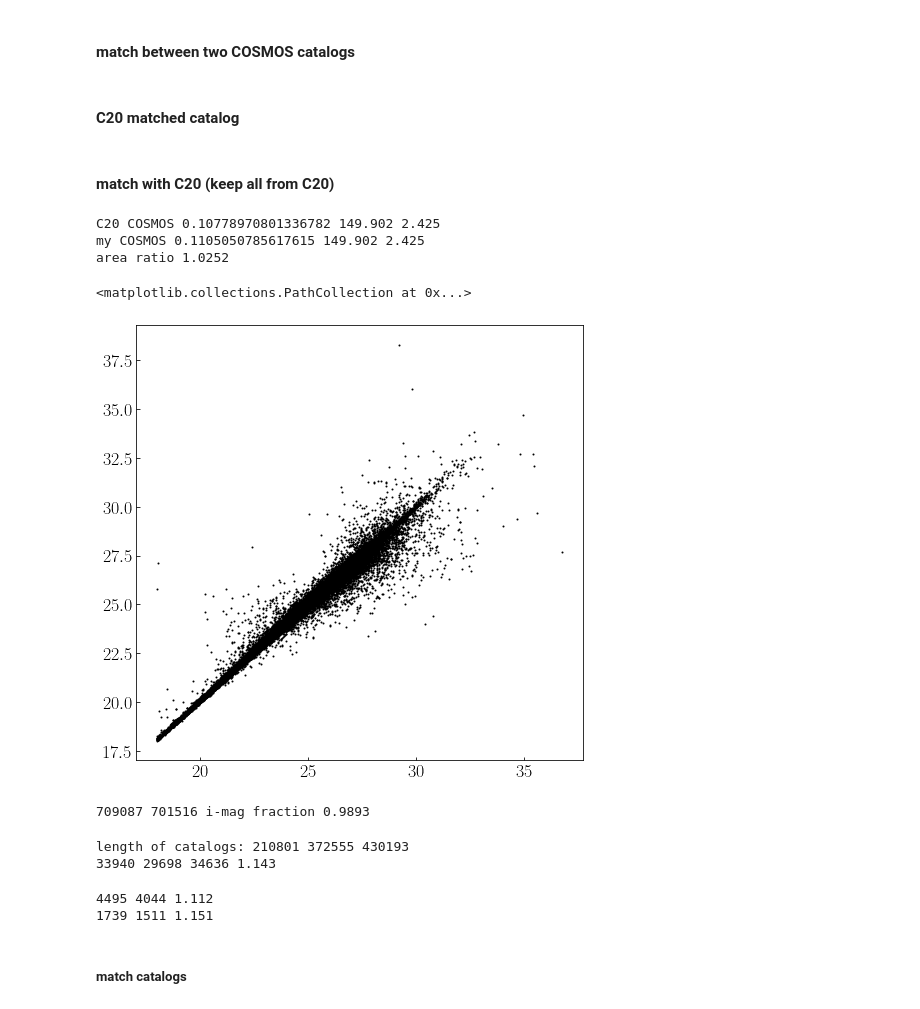
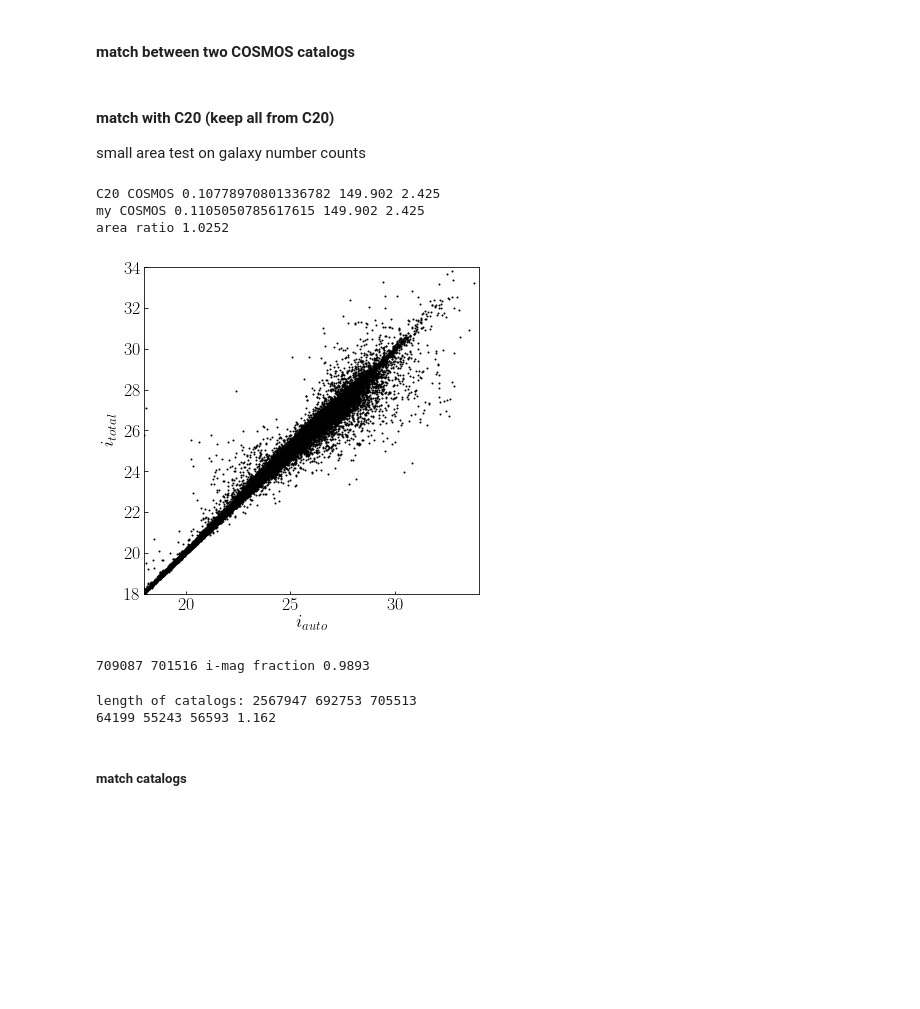
Before and after one commit to LejayChen/massive_gals, a Jupyter notebook: lephare_nuvrk_new.ipynb, the cells around one changed output. Cells and saved outputs as stored; diff of their text form; code cells hidden in the pictures; blank space fills up the shorter version.

```diff
--- a/lephare_nuvrk_new.ipynb
+++ b/lephare_nuvrk_new.ipynb
@@ -206,8 +206,7 @@ if 'flag_photoz' in cat_c20_classic.keys():
     cat_c20_classic.remove_column('flag_photoz')
 cat_c20_classic.add_column(flag_photoz_col)
 cat_c20_classic.write(cat_c20_classic_name, overwrite=True)
-# %% [markdown]
-####  C20 matched catalog
 # %% [markdown]
 #### match with C20 (keep all from C20)
+small area test on galaxy number counts
 # %%
@@ -269,14 +272,19 @@ C20 COSMOS 0.10778970801336782 149.902 2.425
 my COSMOS 0.1105050785617615 149.902 2.425
 area ratio 1.0252
 # %%
-cat_C20_classic = Table.read('/Volumes/LejaySSD/COSMOS2020/COSMOS2020_CLASSIC_R1_v2.2_trim.fits')
+# auto mag and aper2+total_off2 mag (in CLASSIC catalog)
+cat_C20_classic = Table.read('/Users/lejay/COSMOS2020/COSMOS2020_CLASSIC_R1_v2.2_trim.fits')
 cat_C20_classic = cat_C20_classic[cat_C20_classic['lp_type']==0]
 cat_C20_classic = cat_C20_classic[cat_C20_classic['FLAG_COMBINED']==0]
 
-fig, axs = plt.subplots(1, 1, figsize = (8, 8))
+fig, axs = plt.subplots(1, 1, figsize = (6, 6))
 plt.scatter(cat_C20_classic['HSC_i_MAG_AUTO'],cat_C20_classic['HSC_i_MAG_APER2']+cat_C20_classic['total_off2'],s=1,color='k')
+plt.xlim([18,34])
+plt.ylim([18,34])
+plt.xlabel('$i_{auto}$',fontsize=19)
+plt.ylabel('$i_{total}$',fontsize=19)
+plt.show()
 # %% [output]
-<matplotlib.collections.PathCollection at 0x...>
-[figure, old version]
+[figure, new version]
 # %%
 # fraction of galaxies in C20 FARMER with no i mag
@@ -296,6 +300,6 @@ cat_mycosmos = Table.read(cat_mycosmos_name)
 # %%
 band = 'i'
-mag_cut = 26
+mag_cut = 28
 
 cat_C20_farmer = Table.read('/Users/lejay/COSMOS2020/COSMOS2020_FARMER_R1_v2.2_trim.fits')
 cat_C20_farmer = cat_C20_farmer[(cat_C20_farmer['HSC_'+band+'_MAG']<mag_cut) & (cat_C20_farmer['HSC_'+band+'_MAG']>16)]
@@ -307,7 +311,11 @@ cat_C20_classic = cat_C20_classic[(cat_C20_classic['HSC_'+band+'_MAG_APER2']+cat
 cat_C20_classic = cat_C20_classic[cat_C20_classic['lp_type']==0]
 cat_C20_classic = cat_C20_classic[cat_C20_classic['FLAG_COMBINED']==0]
 
-cat_mycosmos_name = '/Users/lejay/research/lephare_dev/my_code/graham_output_cats/pcat_cat_out_08squdeg_nonir_il_nz_prior_nolimit_formass.fits'
+#cat_mycosmos_type = 'after_sed'
+# cat_mycosmos_name = '/Users/lejay/research/lephare_dev/my_code/graham_output_cats/pcat_cat_out_08squdeg_nonir_il_nz_prior_nolimit_formass.fits'
+
+cat_mycosmos_type = 'before_sed'
+cat_mycosmos_name = '/Users/lejay/phosphorus_catalogs/p_cats_v211221/COSMOS_deep_pcat_mags_gals_CH1_CH2_extinction_corrected.fits'
 cat_mycosmos = Table.read(cat_mycosmos_name)
 
 # cat_mycosmos = cat_mycosmos[cat_mycosmos['inside_u']==True]
@@ -347,23 +355,23 @@ cat_test_c20_farmer.write('/Users/lejay/COSMOS2020/C20_farmer_small_area_test.fi
 cat_test_c20_classic.write('/Users/lejay/COSMOS2020/C20_classic_small_area_test.fits',overwrite=True)
 print(len(cat_test_mycosmos),len(cat_test_c20_farmer),len(cat_test_c20_classic),round(len(cat_test_mycosmos)/len(cat_test_c20_farmer),3))
 # %% [output]
-length of catalogs: 210801 372555 430193
-33940 29698 34636 1.143
+length of catalogs: 2567947 692753 705513
+64199 55243 56593 1.162
 # %%
-z_min = 1.1
-z_max = 1.5
-cat_test_mycosmos_z = cat_test_mycosmos[(cat_test_mycosmos['Z_COMBINE']>z_min) & (cat_test_mycosmos['Z_COMBINE']<z_max)]
-cat_test_c20_z = cat_test_c20_farmer[(cat_test_c20_farmer['lp_zPDF']>z_min) & (cat_test_c20_farmer['lp_zPDF']<z_max)]
-print(len(cat_test_mycosmos_z),len(cat_test_c20_z),round(len(cat_test_mycosmos_z)/len(cat_test_c20_z),3))
+if cat_mycosmos_type == 'after_sed':
+    z_min = 1.1
+    z_max = 1.5
+    cat_test_mycosmos_z = cat_test_mycosmos[(cat_test_mycosmos['Z_COMBINE']>z_min) & (cat_test_mycosmos['Z_COMBINE']<z_max)]
+    cat_test_c20_z = cat_test_c20_farmer[(cat_test_c20_farmer['lp_zPDF']>z_min) & (cat_test_c20_farmer['lp_zPDF']<z_max)]
+    print(len(cat_test_mycosmos_z),len(cat_test_c20_z),round(len(cat_test_mycosmos_z)/len(cat_test_c20_z),3))
 
-m_min = 9.5
-m_max = 11
-cat_test_mycosmos_zm = cat_test_mycosmos_z[(cat_test_mycosmos_z['MASS_MED_massrun']>m_min) & (cat_test_mycosmos_z['MASS_MED_massrun']<m_max)]
-cat_test_c20_zm = cat_test_c20_z[(cat_test_c20_z['lp_mass_med']>m_min) & (cat_test_c20_z['lp_mass_med']<m_max)]
-print(len(cat_test_mycosmos_zm),len(cat_test_c20_zm),round(len(cat_test_mycosmos_zm)/len(cat_test_c20_zm),3))
+    m_min = 9.5
+    m_max = 11
+    cat_test_mycosmos_zm = cat_test_mycosmos_z[(cat_test_mycosmos_z['MASS_MED_massrun']>m_min) & (cat_test_mycosmos_z['MASS_MED_massrun']<m_max)]
+    cat_test_c20_zm = cat_test_c20_z[(cat_test_c20_z['lp_mass_med']>m_min) & (cat_test_c20_z['lp_mass_med']<m_max)]
+    print(len(cat_test_mycosmos_zm),len(cat_test_c20_zm),round(len(cat_test_mycosmos_zm)/len(cat_test_c20_zm),3))
+else:
+    pass
-# %% [output]
-4495 4044 1.112
-1739 1511 1.151
 # %% [markdown]
 ##### match catalogs
 # %%
```
Also changed, not shown: parts of 14 cells of this notebook, 5 other files.
